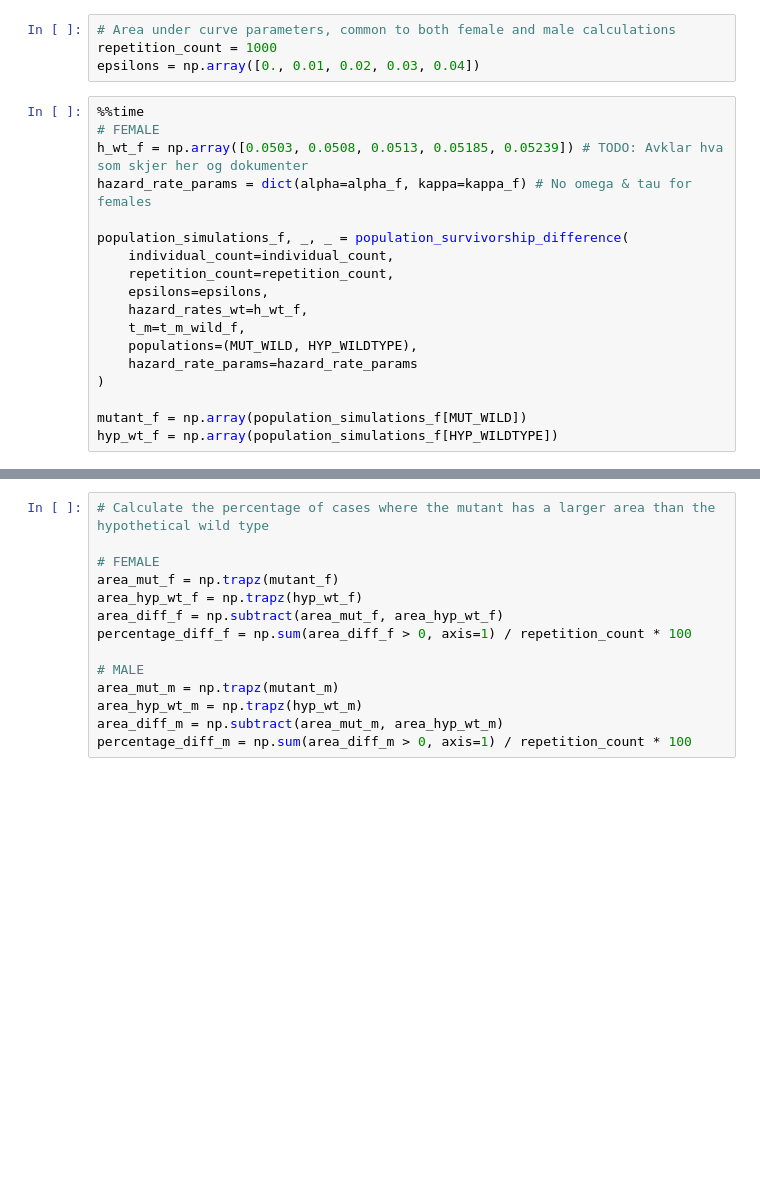
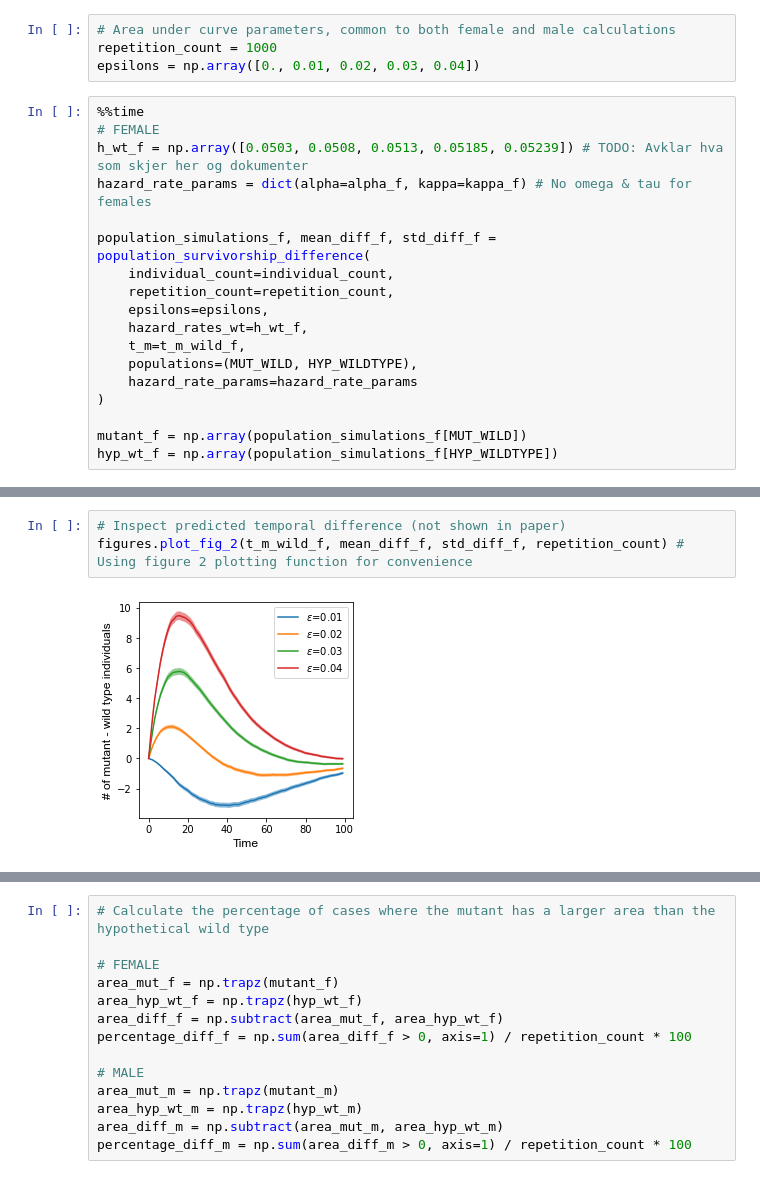
Before and after one commit to stifwo/advantageous-aging, a Jupyter notebook: case_studies/case_study_2_telostylinus.ipynb, the cells around one changed output, grey strips where cells are left out. Drawn from its saved outputs; the diff is of its cells as text; blank space fills up the shorter version.

```diff
--- a/case_studies/case_study_2_telostylinus.ipynb
+++ b/case_studies/case_study_2_telostylinus.ipynb
@@ -86,7 +83,7 @@ epsilons = np.array([0., 0.01, 0.02, 0.03, 0.04])
 h_wt_f = np.array([0.0503, 0.0508, 0.0513, 0.05185, 0.05239]) # TODO: Avklar hva som skjer her og dokumenter
 hazard_rate_params = dict(alpha=alpha_f, kappa=kappa_f) # No omega & tau for females
 
-population_simulations_f, _, _ = population_survivorship_difference(
+population_simulations_f, mean_diff_f, std_diff_f = population_survivorship_difference(
     individual_count=individual_count,
     repetition_count=repetition_count,
     epsilons=epsilons,
@@ -104,3 +101,8 @@ Wall time: 4min 24s
+# %%
+# Inspect predicted temporal difference (not shown in paper)
+figures.plot_fig_2(t_m_wild_f, mean_diff_f, std_diff_f, repetition_count) # Using figure 2 plotting function for convenience
+# %% [output]
+[figure, added]
 # %%
 %%time
 # MALE
```
Also changed, not shown: parts of 5 cells of this notebook, 9 other files.
